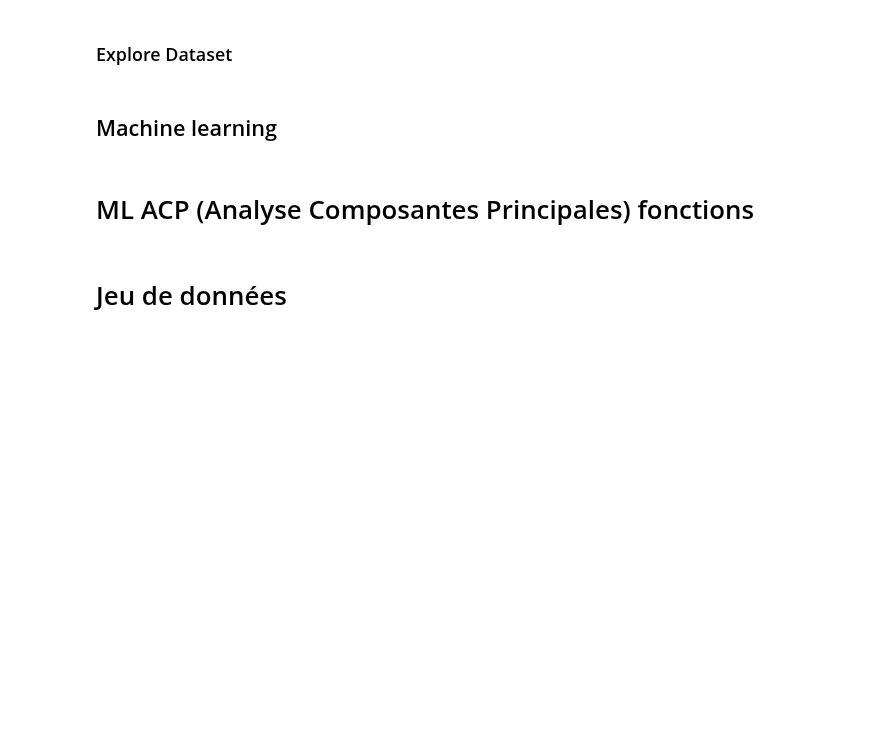
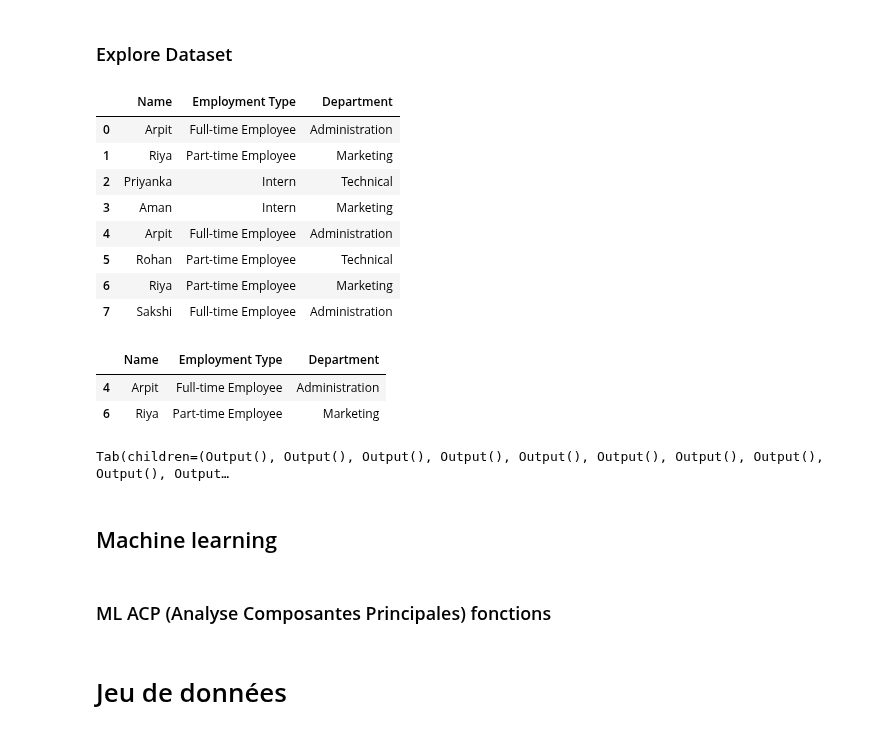
Before and after one commit to vincent-arese/Mylib, a Jupyter notebook: Mylib_VA.ipynb, the cells around one changed output. Saved outputs shown, nothing was run; the diff lists cells and outputs as text; code cells hidden in the pictures; blank space fills up the shorter version.

```diff
--- a/Mylib_VA.ipynb
+++ b/Mylib_VA.ipynb
@@ -2605,6 +2605,35 @@ def ExploreV0(df):
   ExploreQualitative(df)
   print()
   ExploreQuantitative(df)
+# %%
+# Create a DataFrame
+import pandas as pd
+data_df = {'Name': ['Arpit', 'Riya', 'Priyanka', 'Aman', 'Arpit', 'Rohan', 'Riya', 'Sakshi'],
+
+           'Employment Type': ['Full-time Employee', 'Part-time Employee', 'Intern', 'Intern',
+                               'Full-time Employee', 'Part-time Employee', 'Part-time Employee', 'Full-time Employee'],
+
+           'Department': ['Administration', 'Marketing', 'Technical', 'Marketing',
+                          'Administration', 'Technical', 'Marketing', 'Administration']}
+
+df = pd.DataFrame(data_df)
+df
+# %% [output]
+|  | Name | Employment Type | Department |
+| 0 | Arpit | Full-time Employee | Administration |
+| 1 | Riya | Part-time Employee | Marketing |
+| 2 | Priyanka | Intern | Technical |
+| 3 | Aman | Intern | Marketing |
+| 4 | Arpit | Full-time Employee | Administration |
+| 5 | Rohan | Part-time Employee | Technical |
+| 6 | Riya | Part-time Employee | Marketing |
+| 7 | Sakshi | Full-time Employee | Administration |
+# %%
+df[df.duplicated()]
+# %% [output]
+|  | Name | Employment Type | Department |
+| 4 | Arpit | Full-time Employee | Administration |
+| 6 | Riya | Part-time Employee | Marketing |
 # %%
 def Explore(df):
  """ Quick df basic Exploration :  Remix Explore VO 24/09/2022 """
@@ -2713,10 +2748,14 @@ def Explore(df):
   print(f"Export DataFrame Excel/CSV  : ExportDfColab(df,file_name  Export Format Excel : .xls & .xlsx   {pcolors.BLUE}or{pcolors.RESET}  Format CSV .csv (utF8 - separateur ;)  If required include path in the FileName '../data/my_new_file.csv' \n")
 
 # Explore(df)   # debug test
+# %%
+Explore(df)
+# %% [output]
+Tab(children=(Output(), Output(), Output(), Output(), Output(), Output(), Output(), Output(), Output(), Output…
 # %% [markdown]
 ## Machine learning
 # %% [markdown]
-# ML ACP (Analyse Composantes Principales) fonctions
+### ML ACP (Analyse Composantes Principales) fonctions
 # %%
 def ACP_ML(df,features_list,standardization=True):
  """
```
Also changed, not shown: parts of 2 cells of this notebook.
